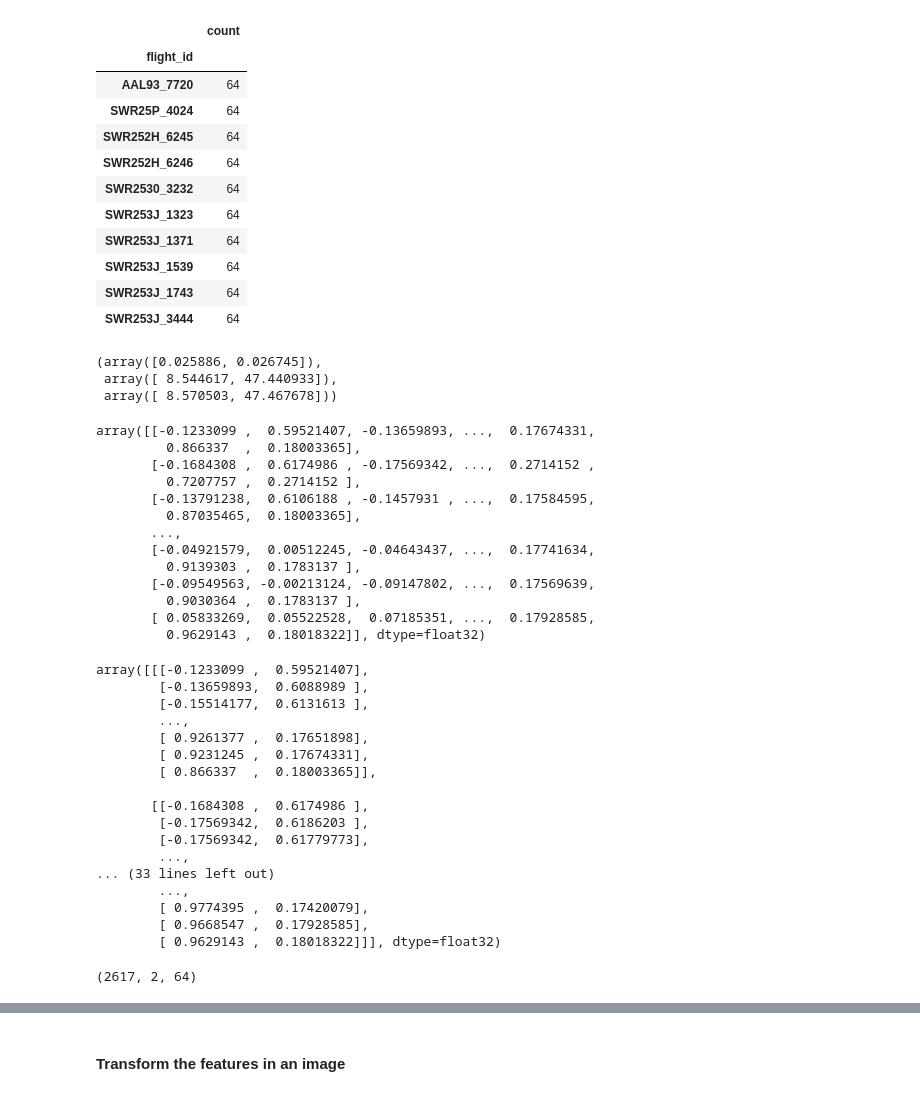
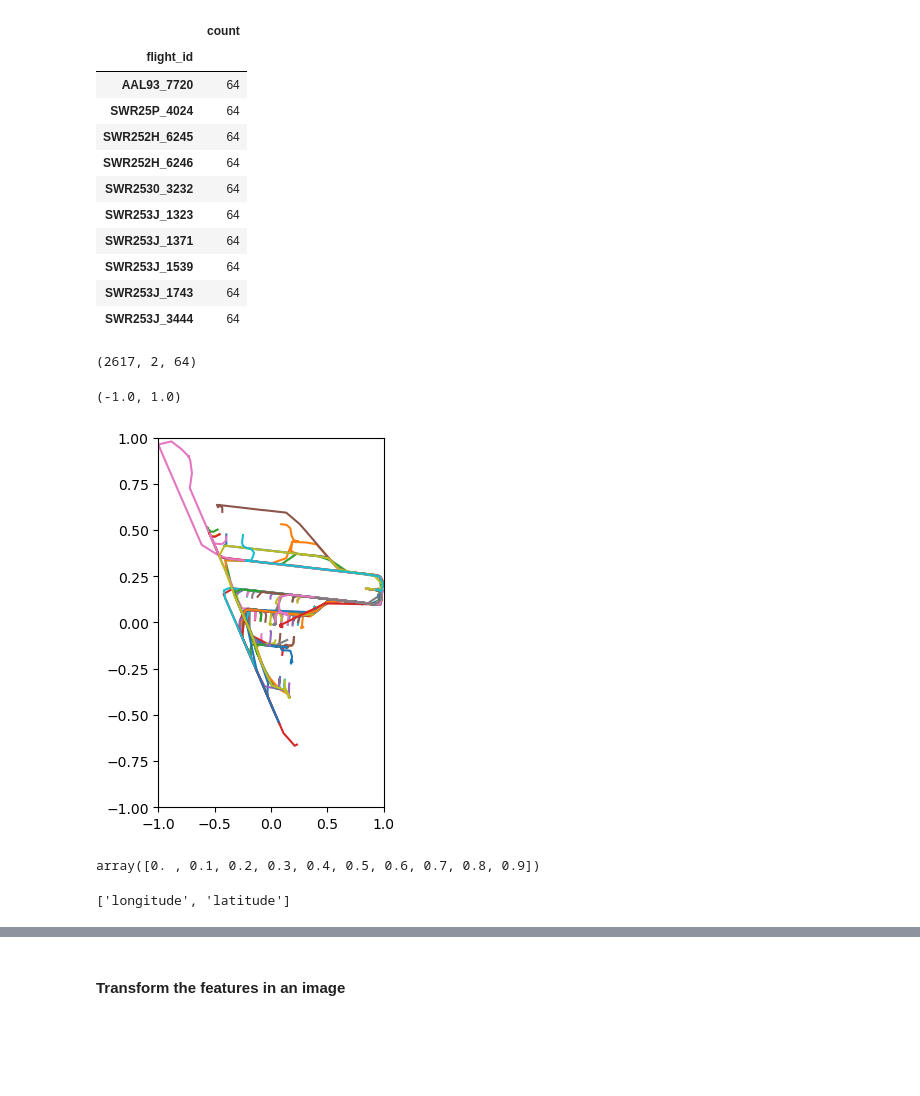
Before and after one commit to arthurlaquieze/artefact, a Jupyter notebook: test_2d_ConvAE.ipynb, the cells around one changed output, grey strips where cells are left out. Saved outputs shown, nothing was run; the diff lists cells and outputs as text; code cells hidden in the pictures; blank space fills up the shorter version.

```diff
--- a/test_2d_ConvAE.ipynb
+++ b/test_2d_ConvAE.ipynb
@@ -59,50 +60,26 @@ with 2617 identifiers
 | SWR253J_1539 | 64 |
 | SWR253J_1743 | 64 |
 | SWR253J_3444 | 64 |
-# %%
-scaler = fit_scaler(t_f.data[list_features].to_numpy())
-scaler.data_range_, scaler.data_min_, scaler.data_max_
-# %% [output]
-(array([0.025886, 0.026745]),
- array([ 8.544617, 47.440933]),
- array([ 8.570503, 47.467678]))
 # %%
+scaler = fit_scaler(t_f.data[list_features].to_numpy())
 X, flight_order = prepare_features(t_f, list_features, scaler)
-X
-display(X)
-display(X.reshape((X.shape[0], 64, len(list_features))))
-
 X = X.reshape(-1, 64, 2).swapaxes(1, 2)
-X.shape
-# %% [output]
-array([[-0.1233099 ,  0.59521407, -0.13659893, ...,  0.17674331,
-         0.866337  ,  0.18003365],
-       [-0.1684308 ,  0.6174986 , -0.17569342, ...,  0.2714152 ,
-         0.7207757 ,  0.2714152 ],
-       [-0.13791238,  0.6106188 , -0.1457931 , ...,  0.17584595,
-         0.87035465,  0.18003365],
-       ...,
-       [-0.04921579,  0.00512245, -0.04643437, ...,  0.17741634,
-         0.9139303 ,  0.1783137 ],
-       [-0.09549563, -0.00213124, -0.09147802, ...,  0.17569639,
-         0.9030364 ,  0.1783137 ],
-       [ 0.05833269,  0.05522528,  0.07185351, ...,  0.17928585,
-         0.9629143 ,  0.18018322]], dtype=float32)
-array([[[-0.1233099 ,  0.59521407],
-        [-0.13659893,  0.6088989 ],
-        [-0.15514177,  0.6131613 ],
-        ...,
-        [ 0.9261377 ,  0.17651898],
-        [ 0.9231245 ,  0.17674331],
-        [ 0.866337  ,  0.18003365]],
-
-       [[-0.1684308 ,  0.6174986 ],
-        [-0.17569342,  0.6186203 ],
-        [-0.17569342,  0.61779773],
-        ...,
-... (33 lines left out)
-        ...,
-        [ 0.9774395 ,  0.17420079],
-        [ 0.9668547 ,  0.17928585],
-        [ 0.9629143 ,  0.18018322]]], dtype=float32)
-(2617, 2, 64)
+# %%
+X.shape
+# %% [output]
+(2617, 2, 64)
+# %%
+# check that teh reshaped X is correct
+ax = plt.subplot(1, 2, 1)
+for _ in range(100):
+    idx = np.random.randint(0, X.shape[0])
+    ax.plot(X[idx, 0, :], X[idx, 1, :])
+ax.set_xlim(-1, 1)
+ax.set_ylim(-1, 1)
+# %% [output]
+(-1.0, 1.0)
+[figure, added]
+# %%
+np.linspace(0, 1, 11)[:-1]
+# %% [output]
+array([0. , 0.1, 0.2, 0.3, 0.4, 0.5, 0.6, 0.7, 0.8, 0.9])
@@ -108,0 +110,4 @@ array([[[-0.1233099 ,  0.59521407],
+# %%
+list_features
+# %% [output]
+['longitude', 'latitude']
```
Also changed, not shown: parts of 42 cells of this notebook.
